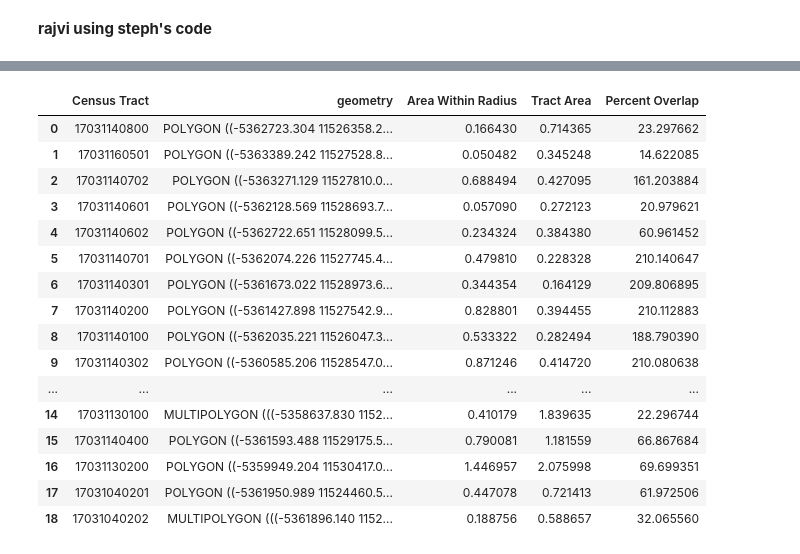
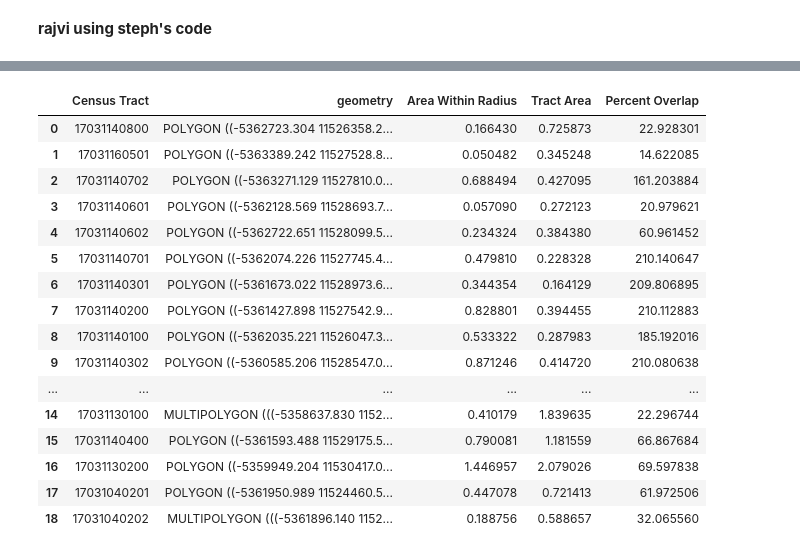
Before and after one commit to uchicago-dsi/cpl_project, a Jupyter notebook: can-summer-2023/api things/rajvi_use_mapbox_api.ipynb, the cells around one changed output, grey strips where cells are left out. Cells and saved outputs as stored; diff of their text form; code cells hidden in the pictures.

```diff
--- a/can-summer-2023/api things/rajvi_use_mapbox_api.ipynb
+++ b/can-summer-2023/api things/rajvi_use_mapbox_api.ipynb
@@ -42,24 +42,29 @@ api_response = api.get_data((branchRadii.loc[0,'LATITUDE'],branchRadii.loc[0,'LO
 branchRadii.loc[0,'geometry'] = shape(api_response)
 # %%
 # this line makes a copy of the ageOnly data frame so we can manipulate without affecting our primary dataset
-censusTracts = populationDemographics[['geoid','geometry','qualifying name', 'current land area (sq. m)']]
+censusTracts = populationDemographics[['geoid','geometry','qualifying name', 'current land area (sq. m)', 'current water area (sq. m)', ]]
 branchLocsOnly=branches[['BRANCH','LOCATION']]
 
 # the following converts the data frame to a geo data frame and plots estimated percent of retired members of each community
 censusTracts = gpd.GeoDataFrame(
     censusTracts.loc[:, [c for c in censusTracts.columns if c != "geometry"]],
     geometry=gpd.GeoSeries.from_wkt(censusTracts["geometry"]),
-    crs="epsg:4326",
+    #crs="epsg:4326",
+    crs="epsg:32633",
     )
 
-branchLocsOnly.crs = 'EPSG:4326'
+#branchLocsOnly.crs = 'EPSG:4326'
+branchLocsOnly.crs = 'EPSG:32633'
 branchLocsOnly[['Latitude', 'Longitude']] = [ast.literal_eval(x)[:2] for x in branchLocsOnly['LOCATION']]
 branchLocsOnly = branchLocsOnly.drop(columns='LOCATION')
 #branchLocsOnly.head()
 
+#branchRadii = branchRadii.set_crs('epsg:4326')
+branchRadii = branchRadii.set_crs('epsg:32633')
+
 branchLocsOnly = gpd.GeoDataFrame(
-    branchLocsOnly, geometry=gpd.points_from_xy(branchLocsOnly.Longitude, branchLocsOnly.Latitude), crs="EPSG:4326")
-
+    #branchLocsOnly, geometry=gpd.points_from_xy(branchLocsOnly.Longitude, branchLocsOnly.Latitude), crs="EPSG:4326")
+    branchLocsOnly, geometry=gpd.points_from_xy(branchLocsOnly.Longitude, branchLocsOnly.Latitude), crs="EPSG:32633")
 
 fig, ax = plt.subplots(1, figsize=(10, 10))
 base = censusTracts.plot(ax=ax, color='white', edgecolor='black')
@@ -82,3 +87,4 @@ See the caveats in the documentation: https://pandas.pydata.org/pandas-docs/stab
 # %%
-branchRadii = branchRadii.set_crs('epsg:4326')
-print(branchRadii.crs)
+#print(branchRadii.crs)
+#print(branchRadii.area/10**6)
+#branchRadii.head(5)
@@ -101,45 +91,43 @@ epsg:4326
 # %%
-#branchRadii.intersection(censusTracts787to869, align=True)
-
 albanyPark=pd.DataFrame
 albanyPark = pd.DataFrame(columns=['Census Tract','geometry'])
+areaCalculations = pd.DataFrame(columns=['Census Tract','geometry', 'area'])
 albanyPark.reset_index(inplace = True)
+
+# for loop to make dataframe of overlapping census tracts with the names of each census tract and polygon of area covered
+# for loop also adds to new data frame which is collecting the name and geometry of the entire census tract that is partially or fully covered by
+# the radius
 
 for index, row in censusTracts.iterrows():
     if ((branchRadii.intersection(row['geometry']))[0]).is_empty:
+        empty=[]
         empty.append("none")
-        empty=[]
     else:
         temp = pd.DataFrame({"Census Tract": row['geoid'],"geometry": [(branchRadii.intersection(row['geometry'])[0])]}, index=[0])
         albanyPark=pd.concat([albanyPark,temp])
+        areaTemp = pd.DataFrame({"Census Tract": row['geoid'],"geometry": [(row['geometry'])]})
+        areaCalculations = pd.concat([areaCalculations, areaTemp])
 
-albanyPark = gpd.GeoDataFrame(albanyPark, crs="EPSG:4326")
+# convert albanyPark to geodata frame and reasssign to crs used for area calculations (by default, its 4326 geometries)
+albanyPark = gpd.GeoDataFrame(albanyPark, crs="epsg:4326")
+albanyPark= albanyPark.to_crs('epsg:32633')
+
 albanyPark.reset_index(inplace = True)
 albanyPark=albanyPark.drop(['level_0', 'index'], axis=1)
-
-albanyPark= albanyPark.to_crs({'init': 'epsg:32633'})
 albanyPark["Area Within Radius"] = albanyPark['geometry'].area/ 10**6
 
-
-censusTracts= censusTracts.to_crs({'init': 'epsg:32633'})
 def tractArea(row):
     for index, tracts in censusTracts.iterrows():
         if row['Census Tract'] == tracts['geoid']:
-            return tracts['current land area (sq. m)'] / 10**6
+            return (tracts['current land area (sq. m)']+tracts['current water area (sq. m)'])/ 10**6
+            #return tracts.area/ 10**6
 
 albanyPark['Tract Area']= albanyPark.apply(tractArea, axis=1)
-
-#def percentInTract(row):
-#    for index, tracts in censusTracts.iterrows():
-#        if row['Census Tract'] == tracts['geoid']:
-#            return row['Area Within Radius']/tracts['current land area (sq. m)']
-#albanyPark['Percent Overlap']= albanyPark.apply(percentInTract, axis=1)
-
 albanyPark['Percent Overlap'] = albanyPark['Area Within Radius']/albanyPark['Tract Area']*100
 albanyPark
 # %% [output]
 |  | Census Tract | geometry | Area Within Radius | Tract Area | Percent Overlap |
-| 0 | 17031140800 | POLYGON ((-5362723.304 11526358.2... | 0.166430 | 0.714365 | 23.297662 |
+| 0 | 17031140800 | POLYGON ((-5362723.304 11526358.2... | 0.166430 | 0.725873 | 22.928301 |
 | 1 | 17031160501 | POLYGON ((-5363389.242 11527528.8... | 0.050482 | 0.345248 | 14.622085 |
 | 2 | 17031140702 | POLYGON ((-5363271.129 11527810.0... | 0.688494 | 0.427095 | 161.203884 |
 | 3 | 17031140601 | POLYGON ((-5362128.569 11528693.7... | 0.057090 | 0.272123 | 20.979621 |
@@ -147,11 +135,11 @@ albanyPark
 | 5 | 17031140701 | POLYGON ((-5362074.226 11527745.4... | 0.479810 | 0.228328 | 210.140647 |
 | 6 | 17031140301 | POLYGON ((-5361673.022 11528973.6... | 0.344354 | 0.164129 | 209.806895 |
 | 7 | 17031140200 | POLYGON ((-5361427.898 11527542.9... | 0.828801 | 0.394455 | 210.112883 |
-| 8 | 17031140100 | POLYGON ((-5362035.221 11526047.3... | 0.533322 | 0.282494 | 188.790390 |
+| 8 | 17031140100 | POLYGON ((-5362035.221 11526047.3... | 0.533322 | 0.287983 | 185.192016 |
 | 9 | 17031140302 | POLYGON ((-5360585.206 11528547.0... | 0.871246 | 0.414720 | 210.080638 |
 | ... | ... | ... | ... | ... | ... |
 | 14 | 17031130100 | MULTIPOLYGON (((-5358637.830 1152... | 0.410179 | 1.839635 | 22.296744 |
 | 15 | 17031140400 | POLYGON ((-5361593.488 11529175.5... | 0.790081 | 1.181559 | 66.867684 |
-| 16 | 17031130200 | POLYGON ((-5359949.204 11530417.0... | 1.446957 | 2.075998 | 69.699351 |
+| 16 | 17031130200 | POLYGON ((-5359949.204 11530417.0... | 1.446957 | 2.079026 | 69.597838 |
 | 17 | 17031040201 | POLYGON ((-5361950.989 11524460.5... | 0.447078 | 0.721413 | 61.972506 |
 | 18 | 17031040202 | MULTIPOLYGON (((-5361896.140 1152... | 0.188756 | 0.588657 | 32.065560 |
```
Also changed, not shown: parts of 6 cells of this notebook.
